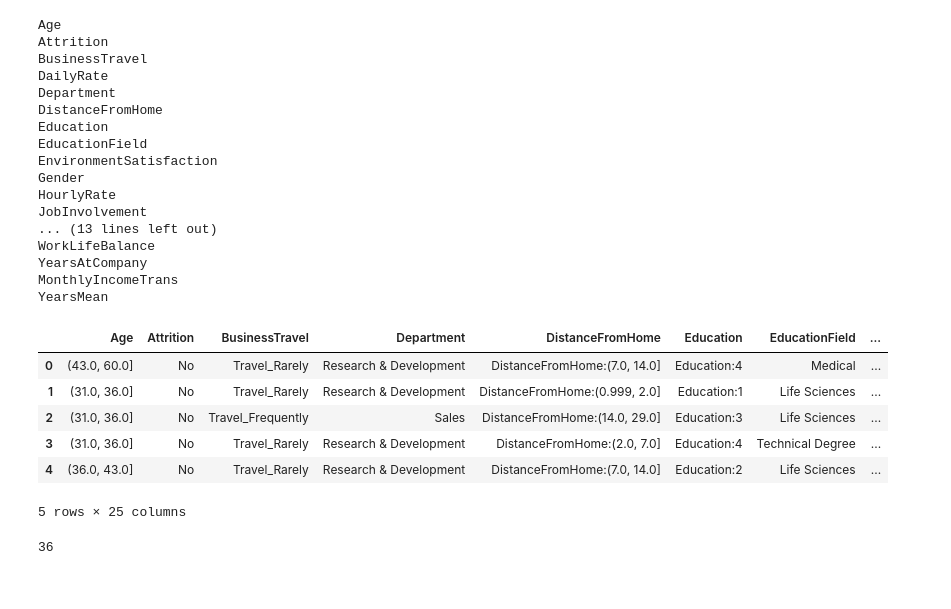
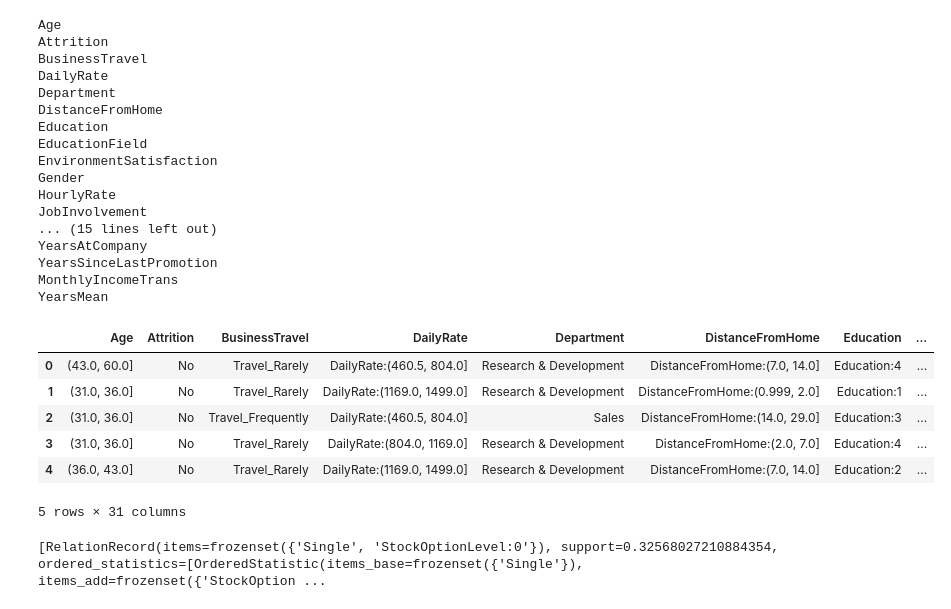
Before and after one commit to samucucchi/DataMining-1, a Jupyter notebook: AssociationRules-attrition.ipynb, the cells around one changed output. Cells and saved outputs as stored; diff of their text form; code cells hidden in the pictures.

```diff
--- a/AssociationRules-attrition.ipynb
+++ b/AssociationRules-attrition.ipynb
@@ -46,7 +46,7 @@ df['YearsMean'] = None
 for index, row in df.iterrows():
     df.loc[index, 'YearsMean'] = mean((row['YearsInCurrentRole'], row['YearsSinceLastPromotion'], row['YearsWithCurrManager']))
 
-df = df.drop(columns = ['MonthlyIncome','YearsInCurrentRole', 'YearsSinceLastPromotion', 'YearsWithCurrManager','Over18','StandardHours'], axis = 'columns')
+df = df.drop(columns = ['YearsInCurrentRole', 'YearsInCurrentRole', 'YearsWithCurrManager', 'Over18','StandardHours'], axis = 'columns')
 # %%
 for row in df.columns:
     print(row)
@@ -63,9 +63,9 @@ EnvironmentSatisfaction
 Gender
 HourlyRate
 JobInvolvement
-... (13 lines left out)
-WorkLifeBalance
+... (15 lines left out)
 YearsAtCompany
+YearsSinceLastPromotion
 MonthlyIncomeTrans
 YearsMean
 # %%
@@ -77,9 +77,6 @@ num_attr= ['Age','DailyRate','DistanceFromHome','HourlyRate','MonthlyIncomeTrans
 cat_attr = ['Attrition','BusinessTravel','Department','Education','EducationField','EnvironmentSatisfaction',
             'Gender','JobInvolvement','JobLevel','JobRole','JobSatisfaction','MaritalStatus','OverTime',
             'PerformanceRating','RelationshipSatisfaction','StockOptionLevel','WorkLifeBalance']
-
-to_remove = ['DailyRate', 'MonthlyRate', 'HourlyRate', 'PercentSalaryHike']
-df.drop(columns=to_remove, axis=1, inplace=True)
 # %%
 #Binning non-categorical attributes
 df['Age'] = pd.qcut(df['Age'], q=4)
@@ -90,45 +87,57 @@ df['TotalWorkingYears'] = pd.qcut(df['TotalWorkingYears'], q=4, duplicates = 'dr
 df['TrainingTimesLastYear'] = pd.qcut(df['TrainingTimesLastYear'], q=4, duplicates='drop')
 df['YearsAtCompany'] = pd.qcut(df['YearsAtCompany'], q=4)
 df['YearsMean'] = pd.qcut(df['YearsMean'], q=4)
+df['DailyRate'] = pd.qcut(df['DailyRate'], q=4)
+df['HourlyRate'] = pd.qcut(df['HourlyRate'], q=4)
+df['MonthlyIncome'] = pd.qcut(df['MonthlyIncome'], q=4)
+df['MonthlyRate'] = pd.qcut(df['MonthlyRate'], q=4)
+df['PercentSalaryHike'] = pd.qcut(df['PercentSalaryHike'], q=4)
+df['YearsSinceLastPromotion'] = pd.qcut(df['YearsSinceLastPromotion'], q=4, duplicates='drop')
 # %%
 #Converting int values in string
 df['DistanceFromHome'] = 'DistanceFromHome:' + df['DistanceFromHome'].astype(str)
 df['Education'] = 'Education:' + df['Education'].astype(str)
 df['EnvironmentSatisfaction'] = 'EnvironmentSatisfaction:' + df['EnvironmentSatisfaction'].astype(str)
 df['JobInvolvement'] = 'JobInvolvement:' + df['JobInvolvement'].astype(str)
 df['JobLevel'] = 'JobLevel:' + df['JobLevel'].astype(str)
 df['JobSatisfaction'] = 'JobSatisfaction:' + df['JobSatisfaction'].astype(str)
 df['MonthlyIncomeTrans'] = 'MonthlyIncomeTrans:' + df['MonthlyIncomeTrans'].astype(str)
 df['NumCompaniesWorked'] = 'NumCompaniesWorked:' + df['NumCompaniesWorked'].astype(str)
 df['PerformanceRating'] = 'PerformanceRating:' + df['PerformanceRating'].astype(str)
 df['RelationshipSatisfaction'] = 'RelationshipSatisfaction:' + df['RelationshipSatisfaction'].astype(str)
 df['StockOptionLevel'] = 'StockOptionLevel:' + df['StockOptionLevel'].astype(str)
 df['TotalWorkingYears'] = 'TotalWorkingYears:' + df['TotalWorkingYears'].astype(str)
 df['TrainingTimesLastYear'] = 'TrainingTimesLastYear:' + df['TrainingTimesLastYear'].astype(str)
 df['WorkLifeBalance'] = 'WorkLifeBalance:' + df['WorkLifeBalance'].astype(str)
 df['YearsAtCompany'] = 'YearsAtCompany:' + df['YearsAtCompany'].astype(str)
 df['YearsMean'] = 'YearsMean:' + df['YearsMean'].astype(str)
-
+df['DailyRate'] = 'DailyRate:' + df['DailyRate'].astype(str)
+df['HourlyRate'] = 'HourlyRate:' + df['HourlyRate'].astype(str)
+df['MonthlyIncome'] = 'MonthlyIncome:' + df['MonthlyIncome'].astype(str)
+df['MonthlyRate'] = 'MonthlyRate:' + df['MonthlyRate'].astype(str)
+df['PercentSalaryHike'] = 'PercentSalaryHike:' + df['PercentSalaryHike'].astype(str)
+df['YearsSinceLastPromotion'] = 'YearsSinceLastPromotion:' + df['YearsSinceLastPromotion'].astype(str)
 
 df.to_csv("./Dataset/AR.csv", header=False, index=False)
 df.head()
 # %% [output]
-|  | Age | Attrition | BusinessTravel | Department | DistanceFromHome | Education | EducationField | ... |
-| 0 | (43.0, 60.0] | No | Travel_Rarely | Research & Development | DistanceFromHome:(7.0, 14.0] | Education:4 | Medical | ... |
-| 1 | (31.0, 36.0] | No | Travel_Rarely | Research & Development | DistanceFromHome:(0.999, 2.0] | Education:1 | Life Sciences | ... |
-| 2 | (31.0, 36.0] | No | Travel_Frequently | Sales | DistanceFromHome:(14.0, 29.0] | Education:3 | Life Sciences | ... |
-| 3 | (31.0, 36.0] | No | Travel_Rarely | Research & Development | DistanceFromHome:(2.0, 7.0] | Education:4 | Technical Degree | ... |
-| 4 | (36.0, 43.0] | No | Travel_Rarely | Research & Development | DistanceFromHome:(7.0, 14.0] | Education:2 | Life Sciences | ... |
+|  | Age | Attrition | BusinessTravel | DailyRate | Department | DistanceFromHome | Education | ... |
+| 0 | (43.0, 60.0] | No | Travel_Rarely | DailyRate:(460.5, 804.0] | Research & Development | DistanceFromHome:(7.0, 14.0] | Education:4 | ... |
+| 1 | (31.0, 36.0] | No | Travel_Rarely | DailyRate:(1169.0, 1499.0] | Research & Development | DistanceFromHome:(0.999, 2.0] | Education:1 | ... |
+| 2 | (31.0, 36.0] | No | Travel_Frequently | DailyRate:(460.5, 804.0] | Sales | DistanceFromHome:(14.0, 29.0] | Education:3 | ... |
+| 3 | (31.0, 36.0] | No | Travel_Rarely | DailyRate:(804.0, 1169.0] | Research & Development | DistanceFromHome:(2.0, 7.0] | Education:4 | ... |
+| 4 | (36.0, 43.0] | No | Travel_Rarely | DailyRate:(1169.0, 1499.0] | Research & Development | DistanceFromHome:(7.0, 14.0] | Education:2 | ... |
-5 rows × 25 columns
+5 rows × 31 columns
 # %%
 #Association Rules
 ar = pd.read_csv("./Dataset/AR.csv", header=None)
-itemsets = apriori(ar.values.tolist(), min_support=0.3, min_confidence=0.7, min_lift=1.01, min_length=2)
+itemsets = apriori(ar.values.tolist(), min_support=0.3, min_confidence=0.3, min_lift=1.5)
 
 ar = list(itemsets)
 len(ar)
+ar
 # %% [output]
-36
+[RelationRecord(items=frozenset({'Single', 'StockOptionLevel:0'}), support=0.32568027210884354, ordered_statistics=[OrderedStatistic(items_base=frozenset({'Single'}), items_add=frozenset({'StockOption ...
 # %%
 results = []
 for item in ar:
```
Also changed, not shown: parts of 10 cells of this notebook, 1 other file.
